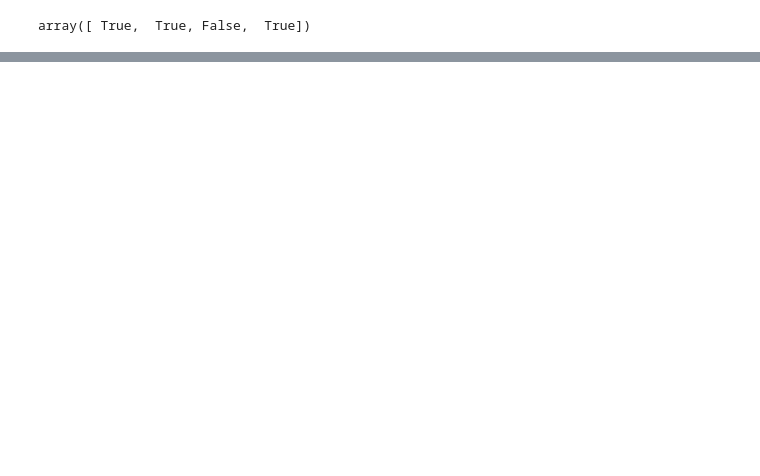
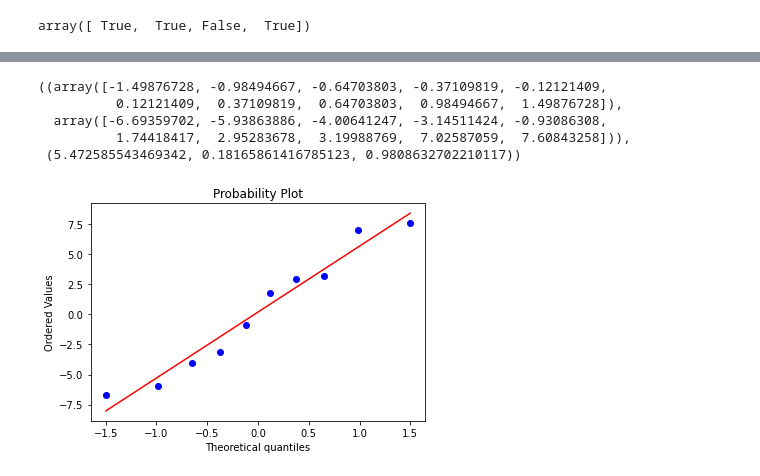
Before and after one commit to mahimai-raja/Data_Analytics, a Jupyter notebook: 02-Basics/Multiple_Linear_Regression/Lesson_01.ipynb, the cells around one changed output, grey strips where cells are left out. Saved outputs shown, nothing was run; the diff lists cells and outputs as text; code cells hidden in the pictures; blank space fills up the shorter version.

```diff
--- a/02-Basics/Multiple_Linear_Regression/Lesson_01.ipynb
+++ b/02-Basics/Multiple_Linear_Regression/Lesson_01.ipynb
@@ -49,0 +105,6 @@ array([ True,  True, False,  True])
+# %%
+from sklearn.model_selection import train_test_split
+
+x_train, x_test, y_train, y_test = train_test_split(Input, Output, random_state=1, test_size=0.2)
+# %%
+model.fit(x_train, y_train)
@@ -49,0 +113,2 @@ array([ True,  True, False,  True])
+# %%
+prediction = model.predict(x_test)
@@ -49,0 +136,13 @@ array([ True,  True, False,  True])
+# %%
+# Residuals plot
+# Difference between observed response and filtered response
+
+residuals = y_test - prediction
+
+
+plt.figure(0)
+plt.title('Residuals Analysis')
+plt.scatter(prediction, residuals,  color='green')
+plt.plot([69, 95], [0, 0], color='red', linestyle='--', linewidth=1)
+plt.xlabel('Predicted Value')
+plt.ylabel('Residual')
@@ -49,0 +152,10 @@ array([ True,  True, False,  True])
+# %%
+import scipy.stats as stats
+stats.probplot(residuals, dist="norm", plot=plt)
+# %% [output]
+((array([-1.49876728, -0.98494667, -0.64703803, -0.37109819, -0.12121409,
+          0.12121409,  0.37109819,  0.64703803,  0.98494667,  1.49876728]),
+  array([-6.69359702, -5.93863886, -4.00641247, -3.14511424, -0.93086308,
+          1.74418417,  2.95283678,  3.19988769,  7.02587059,  7.60843258])),
+ (5.472585543469342, 0.18165861416785123, 0.9808632702210117))
+[figure, added]
```
Also changed, not shown: parts of 28 cells of this notebook.
